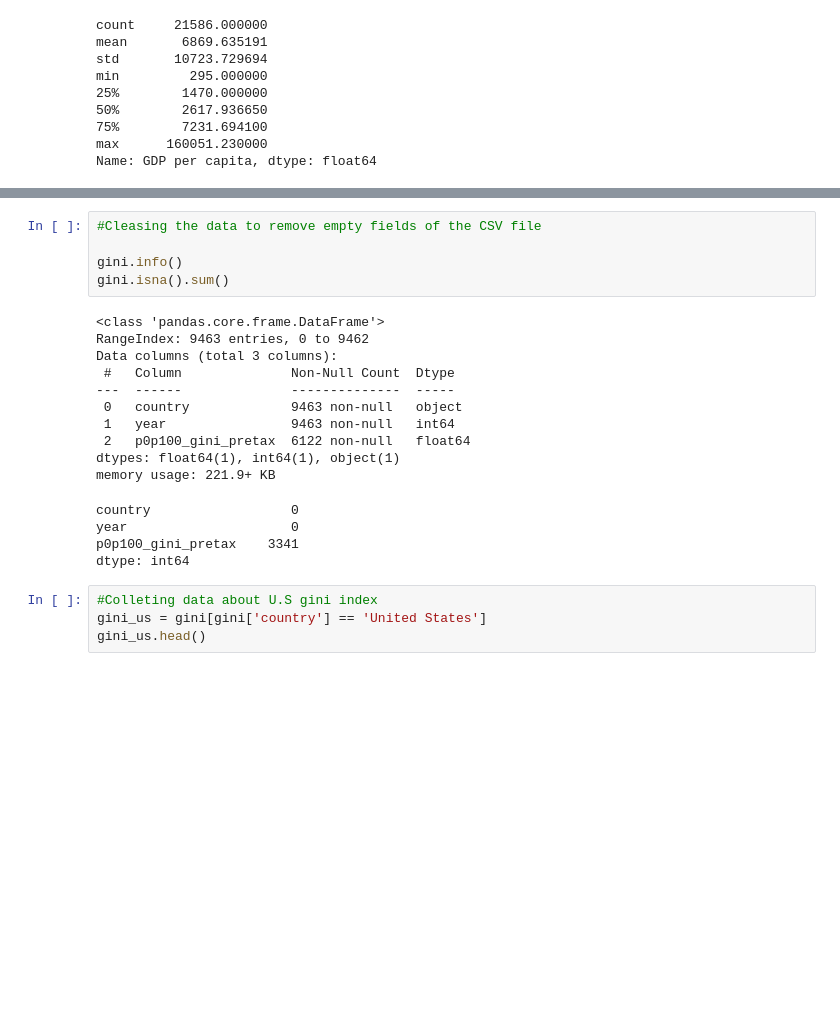
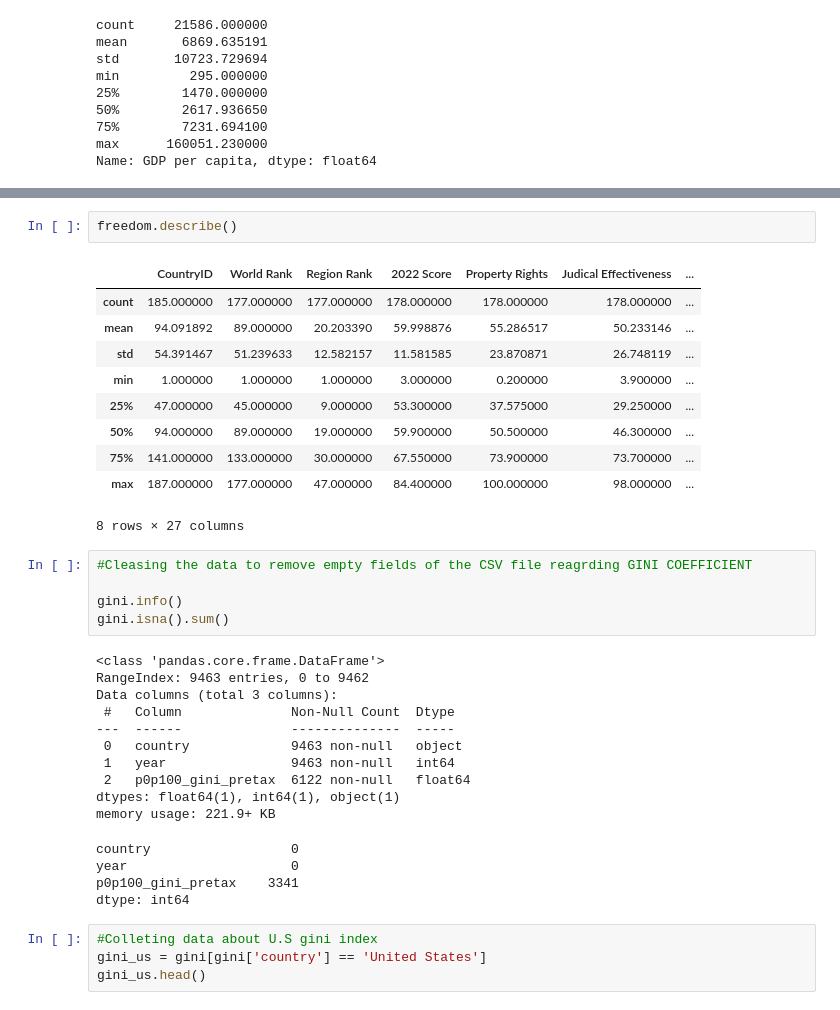
Before and after one commit to LittleJ3012/Economic-Inequality-Analysis, a Jupyter notebook: PYTHON PROJECT ECONOMIC INEQUALITY AND GDP PER CAPITA.ipynb, the cells around one changed output, grey strips where cells are left out. Cells and saved outputs as stored; diff of their text form; blank space fills up the shorter version.

```diff
--- a/PYTHON PROJECT ECONOMIC INEQUALITY AND GDP PER CAPITA.ipynb
+++ b/PYTHON PROJECT ECONOMIC INEQUALITY AND GDP PER CAPITA.ipynb
@@ -122,5 +157,18 @@ Name: GDP per capita, dtype: float64
+# %%
+freedom.describe()
+# %% [output]
+|  | CountryID | World Rank | Region Rank | 2022 Score | Property Rights | Judical Effectiveness | ... |
+| count | 185.000000 | 177.000000 | 177.000000 | 178.000000 | 178.000000 | 178.000000 | ... |
+| mean | 94.091892 | 89.000000 | 20.203390 | 59.998876 | 55.286517 | 50.233146 | ... |
+| std | 54.391467 | 51.239633 | 12.582157 | 11.581585 | 23.870871 | 26.748119 | ... |
+| min | 1.000000 | 1.000000 | 1.000000 | 3.000000 | 0.200000 | 3.900000 | ... |
+| 25% | 47.000000 | 45.000000 | 9.000000 | 53.300000 | 37.575000 | 29.250000 | ... |
+| 50% | 94.000000 | 89.000000 | 19.000000 | 59.900000 | 50.500000 | 46.300000 | ... |
+| 75% | 141.000000 | 133.000000 | 30.000000 | 67.550000 | 73.900000 | 73.700000 | ... |
+| max | 187.000000 | 177.000000 | 47.000000 | 84.400000 | 100.000000 | 98.000000 | ... |
+8 rows × 27 columns
 # %%
-#Cleasing the data to remove empty fields of the CSV file
+#Cleasing the data to remove empty fields of the CSV file reagrding GINI COEFFICIENT
 
 gini.info()
 gini.isna().sum()
```
Also changed, not shown: parts of 10 cells of this notebook, 1 other file.
